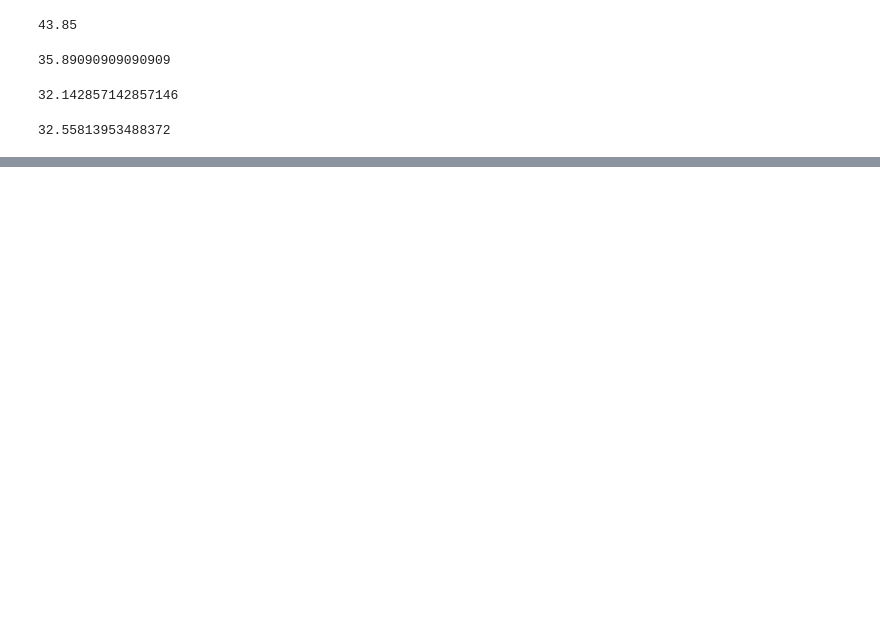
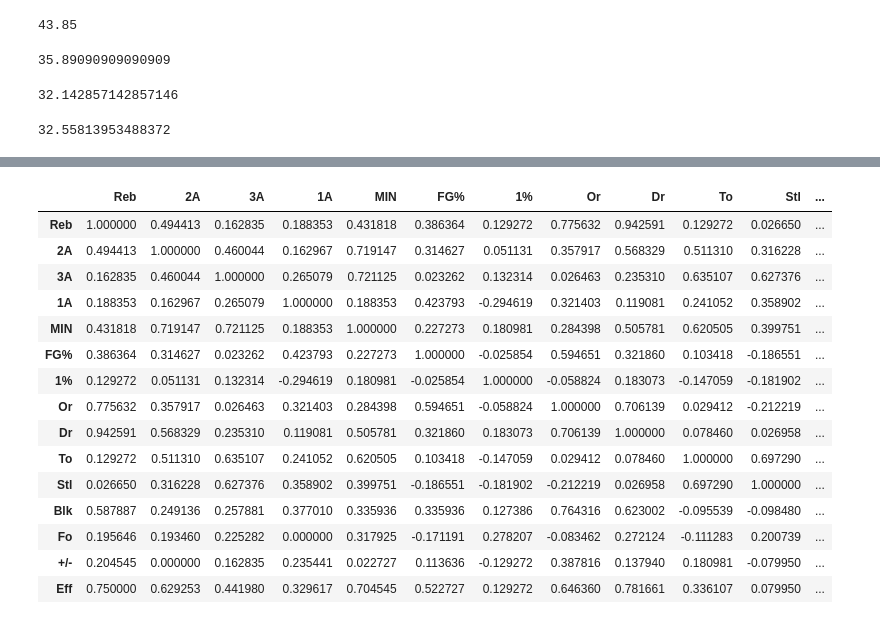
Before and after one commit to flannelmonke/HoopsForecast_Pro, a Jupyter notebook: 3_EDA/Understanding_data.ipynb, the cells around one changed output, grey strips where cells are left out. Drawn from its saved outputs; the diff is of its cells as text; code cells hidden in the pictures; blank space fills up the shorter version.

```diff
--- a/3_EDA/Understanding_data.ipynb
+++ b/3_EDA/Understanding_data.ipynb
@@ -82,8 +82,8 @@ Since we all know that more points equals win, we're gonna exclude the 2M,3M,1M
 
 Instead I would like to look at the 2A,3A,1A since these are all attempts, as well every other variable like rebounds, assists, blocks, fouls, +/- (which I will get into what that statistic means), Eff(also very interesting) and To. (Turnovers)
 # %%
-ATL_GSW_home = ATL_GSW[ATL_GSW['Team'] == 'AtlantaHawks']
-ATL_GSW_away = ATL_GSW[ATL_GSW['Team'] == 'GoldenStateWarriors']
+ATL_GSW_home = ATL_GSW[ATL_GSW['Team'] == 'AtlantaHawks'].copy()
+ATL_GSW_away = ATL_GSW[ATL_GSW['Team'] == 'GoldenStateWarriors'].copy()
 
 ATL_CLV_home = ATL_CLV[ATL_CLV['Team'] == 'AtlantaHawks']
 ATL_CLV_away = ATL_CLV[ATL_CLV['Team'] == 'ClevelandCavaliers']
@@ -131,0 +138,32 @@ three_pointA_ATL = ATL_GSW_home['3A'].sum()
+# %%
+corr_map = ATL_GSW_home.copy()
+
+opposing_Fo = ATL_GSW_away['Fo'].copy()
+corr_map['Fo'] = opposing_Fo.reset_index(drop=True)
+
+corr_map.drop(columns=['PLAYER', 'Team','Pts', 'Ast', '2M', '1M', '3M'], inplace=True)
+corr_map = corr_map.corr(method='kendall')
+
+max_index = corr_map['2A'].idxmax()
+
+row_with_max = corr_map.loc[max_index]
+row_with_max
+
+corr_map
+# %% [output]
+|  | Reb | 2A | 3A | 1A | MIN | FG% | 1% | Or | Dr | To | Stl | ... |
+| Reb | 1.000000 | 0.494413 | 0.162835 | 0.188353 | 0.431818 | 0.386364 | 0.129272 | 0.775632 | 0.942591 | 0.129272 | 0.026650 | ... |
+| 2A | 0.494413 | 1.000000 | 0.460044 | 0.162967 | 0.719147 | 0.314627 | 0.051131 | 0.357917 | 0.568329 | 0.511310 | 0.316228 | ... |
+| 3A | 0.162835 | 0.460044 | 1.000000 | 0.265079 | 0.721125 | 0.023262 | 0.132314 | 0.026463 | 0.235310 | 0.635107 | 0.627376 | ... |
+| 1A | 0.188353 | 0.162967 | 0.265079 | 1.000000 | 0.188353 | 0.423793 | -0.294619 | 0.321403 | 0.119081 | 0.241052 | 0.358902 | ... |
+| MIN | 0.431818 | 0.719147 | 0.721125 | 0.188353 | 1.000000 | 0.227273 | 0.180981 | 0.284398 | 0.505781 | 0.620505 | 0.399751 | ... |
+| FG% | 0.386364 | 0.314627 | 0.023262 | 0.423793 | 0.227273 | 1.000000 | -0.025854 | 0.594651 | 0.321860 | 0.103418 | -0.186551 | ... |
+| 1% | 0.129272 | 0.051131 | 0.132314 | -0.294619 | 0.180981 | -0.025854 | 1.000000 | -0.058824 | 0.183073 | -0.147059 | -0.181902 | ... |
+| Or | 0.775632 | 0.357917 | 0.026463 | 0.321403 | 0.284398 | 0.594651 | -0.058824 | 1.000000 | 0.706139 | 0.029412 | -0.212219 | ... |
+| Dr | 0.942591 | 0.568329 | 0.235310 | 0.119081 | 0.505781 | 0.321860 | 0.183073 | 0.706139 | 1.000000 | 0.078460 | 0.026958 | ... |
+| To | 0.129272 | 0.511310 | 0.635107 | 0.241052 | 0.620505 | 0.103418 | -0.147059 | 0.029412 | 0.078460 | 1.000000 | 0.697290 | ... |
+| Stl | 0.026650 | 0.316228 | 0.627376 | 0.358902 | 0.399751 | -0.186551 | -0.181902 | -0.212219 | 0.026958 | 0.697290 | 1.000000 | ... |
+| Blk | 0.587887 | 0.249136 | 0.257881 | 0.377010 | 0.335936 | 0.335936 | 0.127386 | 0.764316 | 0.623002 | -0.095539 | -0.098480 | ... |
+| Fo | 0.195646 | 0.193460 | 0.225282 | 0.000000 | 0.317925 | -0.171191 | 0.278207 | -0.083462 | 0.272124 | -0.111283 | 0.200739 | ... |
+| +/- | 0.204545 | 0.000000 | 0.162835 | 0.235441 | 0.022727 | 0.113636 | -0.129272 | 0.387816 | 0.137940 | 0.180981 | -0.079950 | ... |
+| Eff | 0.750000 | 0.629253 | 0.441980 | 0.329617 | 0.704545 | 0.522727 | 0.129272 | 0.646360 | 0.781661 | 0.336107 | 0.079950 | ... |
```
Also changed, not shown: parts of 5 cells of this notebook.
